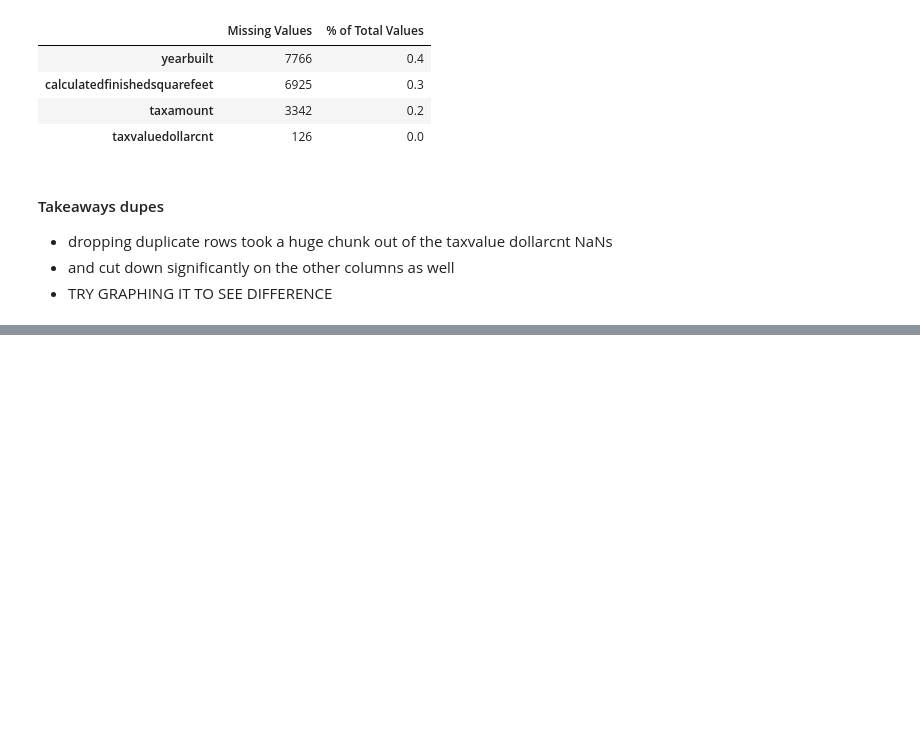
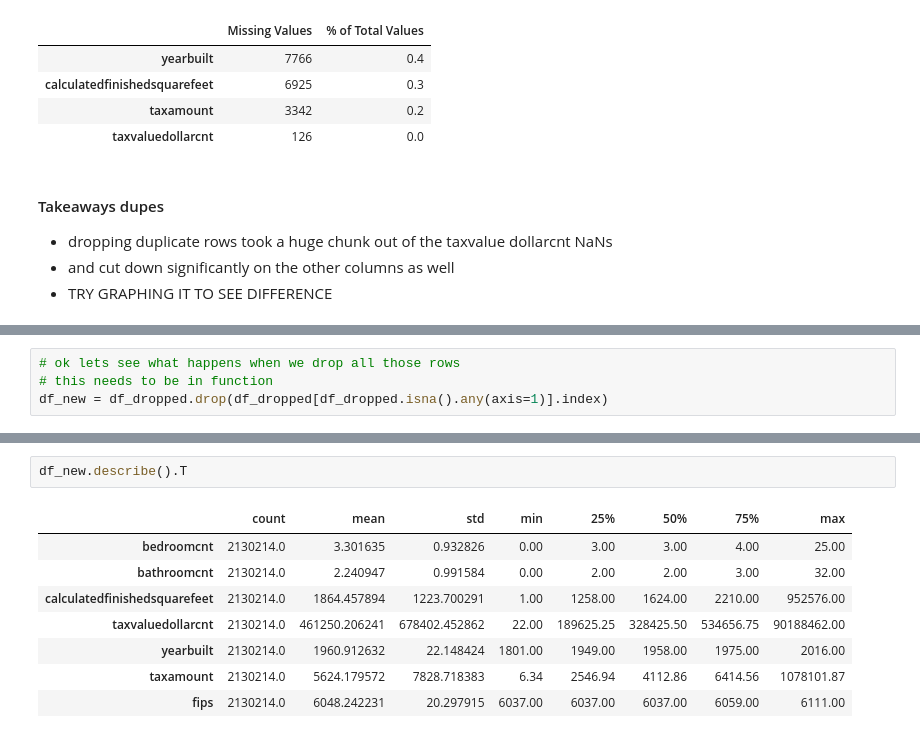
Before and after one commit to HeatherOrtegaMcMillan/regression-exercises, a Jupyter notebook: wrangle_exercises.ipynb, the cells around one changed output, grey strips where cells are left out. Drawn from its saved outputs; the diff is of its cells as text; blank space fills up the shorter version.

```diff
--- a/wrangle_exercises.ipynb
+++ b/wrangle_exercises.ipynb
@@ -524,0 +554,4 @@ There are 4 columns that have missing values.
+# %%
+# ok lets see what happens when we drop all those rows
+# this needs to be in function
+df_new = df_dropped.drop(df_dropped[df_dropped.isna().any(axis=1)].index)
@@ -524,0 +570,11 @@ There are 4 columns that have missing values.
+# %%
+df_new.describe().T
+# %% [output]
+|  | count | mean | std | min | 25% | 50% | 75% | max |
+| bedroomcnt | 2130214.0 | 3.301635 | 0.932826 | 0.00 | 3.00 | 3.00 | 4.00 | 25.00 |
+| bathroomcnt | 2130214.0 | 2.240947 | 0.991584 | 0.00 | 2.00 | 2.00 | 3.00 | 32.00 |
+| calculatedfinishedsquarefeet | 2130214.0 | 1864.457894 | 1223.700291 | 1.00 | 1258.00 | 1624.00 | 2210.00 | 952576.00 |
+| taxvaluedollarcnt | 2130214.0 | 461250.206241 | 678402.452862 | 22.00 | 189625.25 | 328425.50 | 534656.75 | 90188462.00 |
+| yearbuilt | 2130214.0 | 1960.912632 | 22.148424 | 1801.00 | 1949.00 | 1958.00 | 1975.00 | 2016.00 |
+| taxamount | 2130214.0 | 5624.179572 | 7828.718383 | 6.34 | 2546.94 | 4112.86 | 6414.56 | 1078101.87 |
+| fips | 2130214.0 | 6048.242231 | 20.297915 | 6037.00 | 6037.00 | 6037.00 | 6059.00 | 6111.00 |
```
Also changed, not shown: parts of 14 cells of this notebook.
